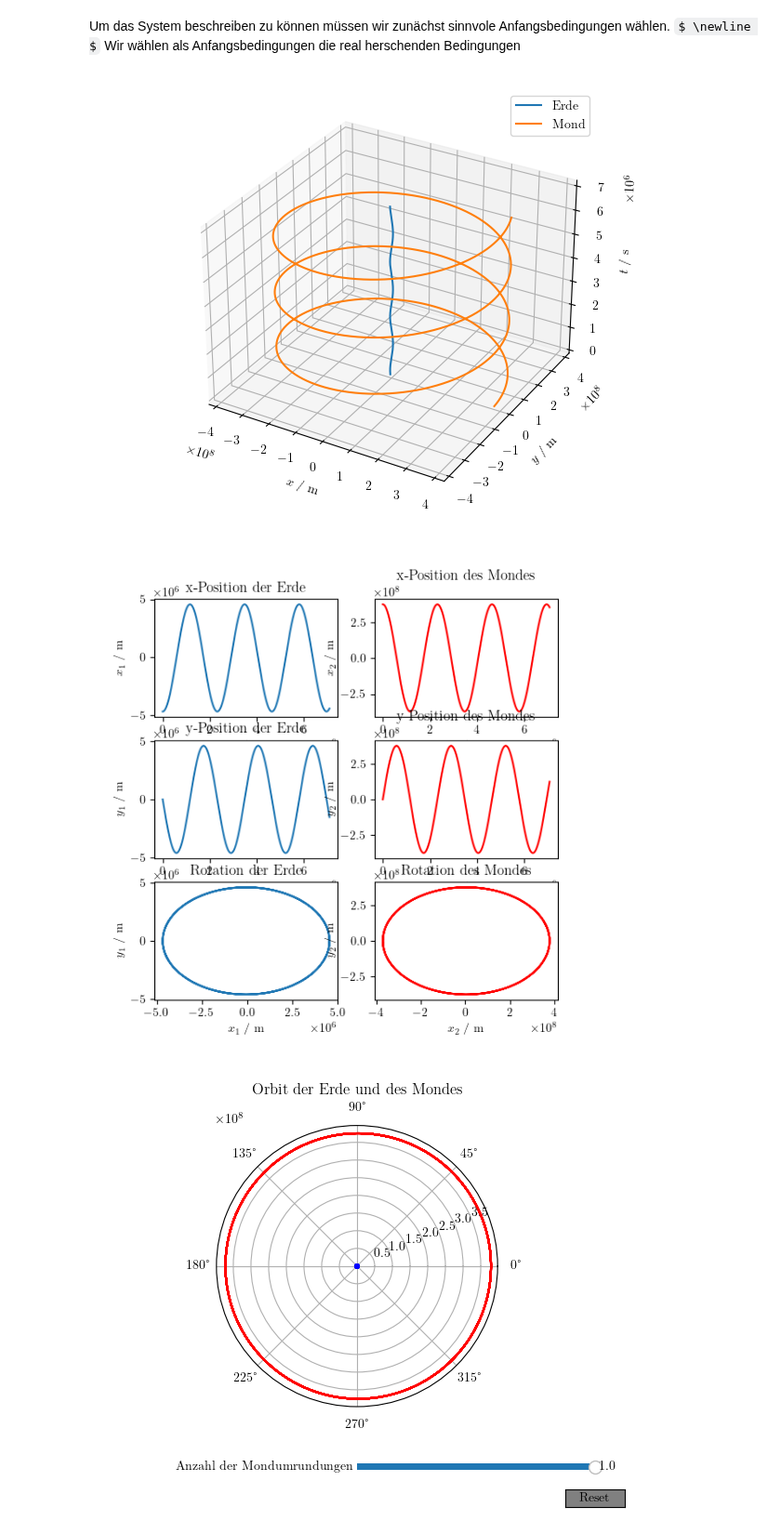
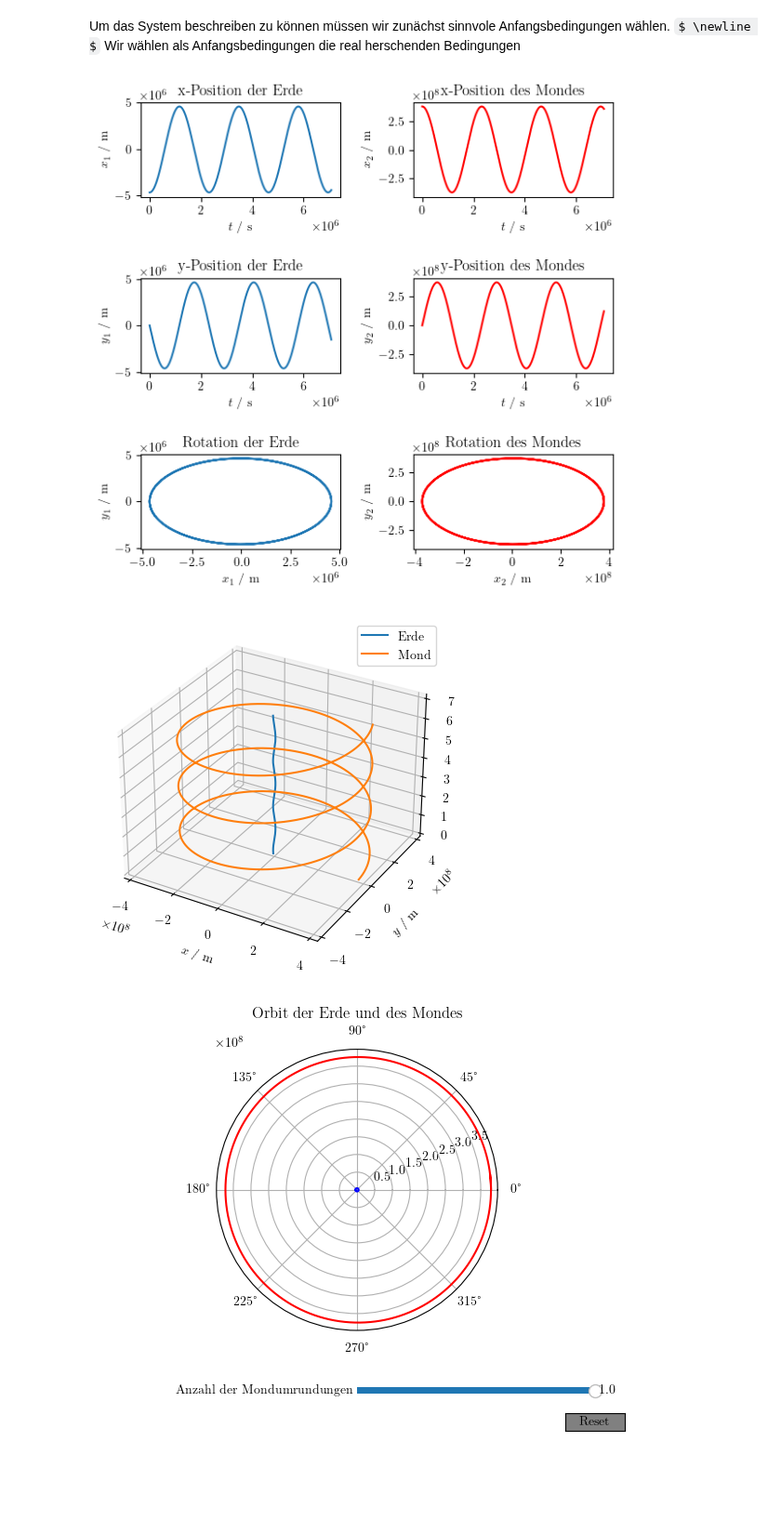
Before and after one commit to Nusssecke/Gezeitenreibung, a Jupyter notebook: gezeitenreibung.ipynb, the cells around one changed output. Shown at 93% size. Drawn from its saved outputs; the diff is of its cells as text; code cells hidden in the pictures; some formulas as TeX source; blank space fills up the shorter version.

```diff
--- a/gezeitenreibung.ipynb
+++ b/gezeitenreibung.ipynb
@@ -113,20 +114,20 @@ Dieses verfahren wenden wir äquivalent für die anderen drei Gleichungen an.
 # https://stackoverflow.com/questions/59634279/solve-ivp-error-required-step-size-is-less-than-spacing-between-numbers
 
 # The function of derivatives / differential equations passed to solve_ivp
-def derivatives(t, state, masse):
+def derivatives(t, state, mass):
     x_1, v_x_1, x_2, v_x_2, y_1, v_y_1, y_2, v_y_2 = state # Unpack the state vector
     r = ((x_2 - x_1)**2 + (y_2 - y_1)**2 )**0.5 # Distance between the two bodys
     # Calculate the derivatives of the state vector
     dx1_dt = v_x_1
-    dv_x1_dt = G * masse[1] / (r**3) * (x_2 - x_1)
+    dv_x1_dt = G * mass[1] / (r**3) * (x_2 - x_1)
     dx2_dt = v_x_2
-    dv_x2_dt = G * masse[0] / (r**3) * (x_1 - x_2)
+    dv_x2_dt = G * mass[0] / (r**3) * (x_1 - x_2)
     dy1_dt = v_y_1
-    dv_y1_dt = G * masse[1] / (r**3) * (y_2 - y_1)
+    dv_y1_dt = G * mass[1] / (r**3) * (y_2 - y_1)
     dy2_dt = v_y_2
-    dv_y2_dt = G * masse[0] / (r**3) * (y_1 - y_2)
+    dv_y2_dt = G * mass[0] / (r**3) * (y_1 - y_2)
 
-    return [dx1_dt, dv_x1_dt, dx2_dt, dv_x2_dt, dy1_dt, dv_y1_dt, dy2_dt, dv_y2_dt]
+    return np.array([dx1_dt, dv_x1_dt, dx2_dt, dv_x2_dt, dy1_dt, dv_y1_dt, dy2_dt, dv_y2_dt])
 
 def two_body_problem(mass: list, x: list, y: list, v_x: list, v_y: list, t_max: float, t_start=0):
     # mass: contains the masses of the bodys
@@ -138,7 +139,6 @@ def two_body_problem(mass: list, x: list, y: list, v_x: list, v_y: list, t_max:
     # We need to add tolearances because the values are very large
     # dense_output makes the function compute a continous solution in the given time interval
     solution = solve_ivp(derivatives, [t_start, t_max], [x[0], v_x[0], x[1], v_x[1], y[0], v_y[0], y[1], v_y[1]], args=(mass,), dense_output=True, atol=1e-4*rMondBahn, max_step=TMondBahn/1000)
-
     # We read the solution from the solution object
     t = solution.t
     x1, v_x1, x2, v_x2, y1, v_y1, y2, v_y2 = solution.y
@@ -159,16 +159,19 @@ abstand_baryzentrum_erde = baryzentrum(mErde, mMond, rMondBahn)
 vErde = 2*pi*abstand_baryzentrum_erde/TMondBahn
 vMond = 2*pi*(rMondBahn-abstand_baryzentrum_erde)/TMondBahn
 
-# Initial conditions for the Earth-Moon system
-mass = [mErde, mMond]
-# We want the center of mass to be at the origin
-x = [-abstand_baryzentrum_erde, rMondBahn-abstand_baryzentrum_erde]
-y = [0, 0]
-v_x = [0, 0]
-v_y = [-vErde, vMond] # The moon starts in positive, the earth in negative y-direction
+def iv_stable_orbit():
+    # Initial conditions for the Earth-Moon system in a stable orbit
+    mass = [mErde, mMond]
+    # We want the center of mass to be at the origin
+    x = [-abstand_baryzentrum_erde, rMondBahn-abstand_baryzentrum_erde]
+    y = [0, 0]
+    v_x = [0, 0]
+    v_y = [-vErde, vMond] # The moon starts in positive, the earth in negative y-direction
+    return [mass, x, y, v_x, v_y]
 # %%
+%matplotlib inline
 # Plot the solution of the two body problem as a phase space diagram
-t, x1, x2, y1, y2 = two_body_problem(mass, x, y, v_x, v_y, 3*TMondBahn)
+t, x1, x2, y1, y2 = two_body_problem(*iv_stable_orbit(), 3*TMondBahn)
 
 # Create a figure and a grid of subplots
 fig, axes = plt.subplots(nrows=3, ncols=2, figsize=(6, 6))
@@ -189,37 +192,40 @@ axes[1, 0].set_xlabel("$t$ / s")
 axes[1, 0].set_ylabel("$y_1$ / m")
 axes[1, 0].set_title("y-Position der Erde")
 
 axes[1, 1].plot(t, y2, color="red")
 axes[1, 1].set_xlabel("$t$ / s")
 axes[1, 1].set_ylabel("$y_2$ / m")
 axes[1, 1].set_title("y-Position des Mondes")
 
 axes[2, 0].plot(x1, y1)
 axes[2, 0].set_xlabel("$x_1$ / m")
 axes[2, 0].set_ylabel("$y_1$ / m")
 axes[2, 0].set_title("Rotation der Erde")
 
 axes[2, 1].plot(x2, y2, color="red")
 axes[2, 1].set_xlabel("$x_2$ / m")
 axes[2, 1].set_ylabel("$y_2$ / m")
 axes[2, 1].set_title("Rotation des Mondes")
 
+# Adjust the spacing between subplots
+plt.tight_layout()
+plt.show()
+plt.close()
+
 # Plot a 3d phase space diagram
 fig = plt.figure()
 fig.set_label("3D-Phasenraumdiagramm des Erde-Mond-Systems")
 ax = fig.add_subplot(111, projection='3d')
 ax.plot(x1, y1, t, label="Erde")
 ax.plot(x2, y2, t, label="Mond")
 ax.set_xlabel("$x$ / m")
 ax.set_ylabel("$y$ / m")
 ax.set_zlabel("$t$ / s")
 ax.legend()
-
-# Adjust the spacing between subplots
-plt.tight_layout()
 plt.show()
+plt.close()
 # %% [output]
-[figure, old version]
+[figure, new version]
-[figure, old version]
+[figure, new version]
 # %%
 # We also want to plot the solution in polar coordinates with sliders using ipympl
```
Also changed, not shown: parts of 9 cells of this notebook.
